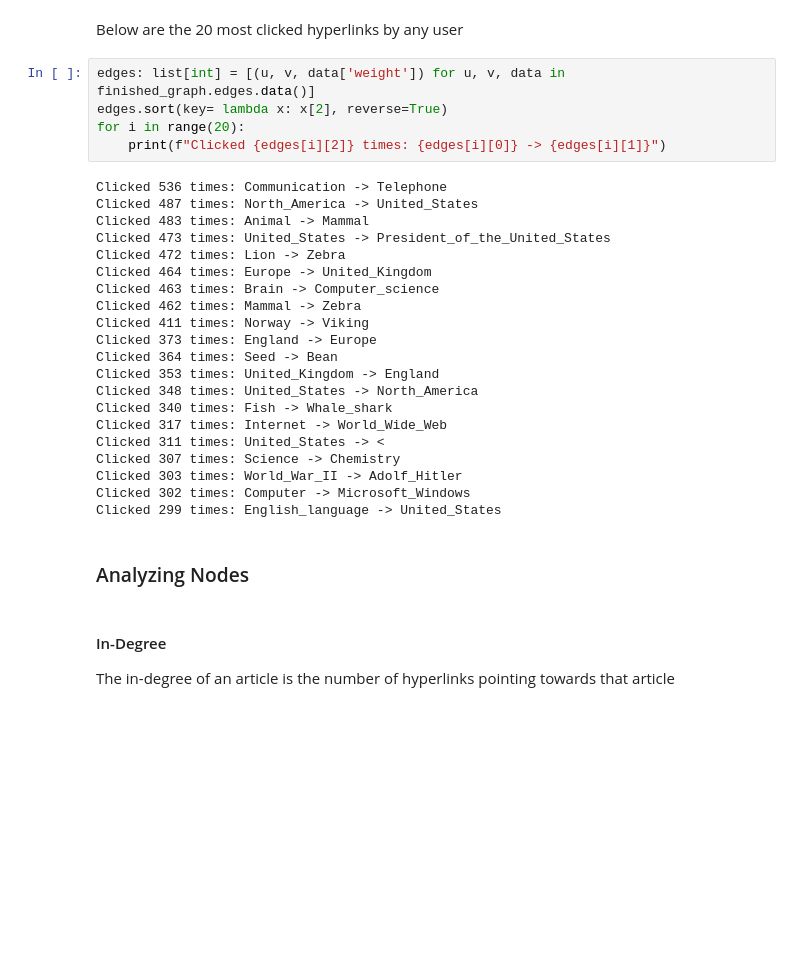
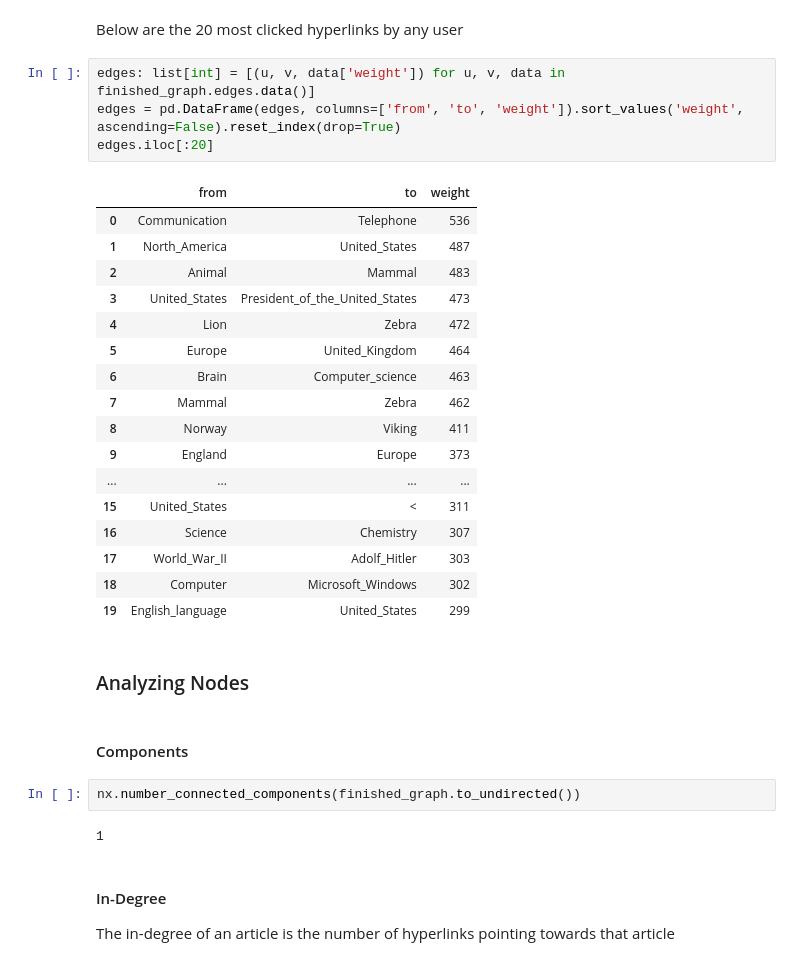
Before and after one commit to epfl-ada/ada-2024-project-5pack, a Jupyter notebook: graph_analysis.ipynb, the cells around one changed output. Saved outputs shown, nothing was run; the diff lists cells and outputs as text; blank space fills up the shorter version.

Commit message:
Improve graph

```diff
--- a/graph_analysis.ipynb
+++ b/graph_analysis.ipynb
@@ -57,32 +57,34 @@ As we can see in the above graph, 57% of the hyperlinks were never clicked by an
 Below are the 20 most clicked hyperlinks by any user
 # %%
 edges: list[int] = [(u, v, data['weight']) for u, v, data in finished_graph.edges.data()]
-edges.sort(key= lambda x: x[2], reverse=True)
-for i in range(20):
-    print(f"Clicked {edges[i][2]} times: {edges[i][0]} -> {edges[i][1]}")
+edges = pd.DataFrame(edges, columns=['from', 'to', 'weight']).sort_values('weight', ascending=False).reset_index(drop=True)
+edges.iloc[:20]
 # %% [output]
-Clicked 536 times: Communication -> Telephone
-Clicked 487 times: North_America -> United_States
-Clicked 483 times: Animal -> Mammal
-Clicked 473 times: United_States -> President_of_the_United_States
-Clicked 472 times: Lion -> Zebra
-Clicked 464 times: Europe -> United_Kingdom
-Clicked 463 times: Brain -> Computer_science
-Clicked 462 times: Mammal -> Zebra
-Clicked 411 times: Norway -> Viking
-Clicked 373 times: England -> Europe
-Clicked 364 times: Seed -> Bean
-Clicked 353 times: United_Kingdom -> England
-Clicked 348 times: United_States -> North_America
-Clicked 340 times: Fish -> Whale_shark
-Clicked 317 times: Internet -> World_Wide_Web
-Clicked 311 times: United_States -> <
-Clicked 307 times: Science -> Chemistry
-Clicked 303 times: World_War_II -> Adolf_Hitler
-Clicked 302 times: Computer -> Microsoft_Windows
-Clicked 299 times: English_language -> United_States
+|  | from | to | weight |
+| 0 | Communication | Telephone | 536 |
+| 1 | North_America | United_States | 487 |
+| 2 | Animal | Mammal | 483 |
+| 3 | United_States | President_of_the_United_States | 473 |
+| 4 | Lion | Zebra | 472 |
+| 5 | Europe | United_Kingdom | 464 |
+| 6 | Brain | Computer_science | 463 |
+| 7 | Mammal | Zebra | 462 |
+| 8 | Norway | Viking | 411 |
+| 9 | England | Europe | 373 |
+| ... | ... | ... | ... |
+| 15 | United_States | < | 311 |
+| 16 | Science | Chemistry | 307 |
+| 17 | World_War_II | Adolf_Hitler | 303 |
+| 18 | Computer | Microsoft_Windows | 302 |
+| 19 | English_language | United_States | 299 |
 # %% [markdown]
 ### Analyzing Nodes
+# %% [markdown]
+#### Components
+# %%
+nx.number_connected_components(finished_graph.to_undirected())
+# %% [output]
+1
 # %% [markdown]
 #### In-Degree
 The in-degree of an article is the number of hyperlinks pointing towards that article
```
